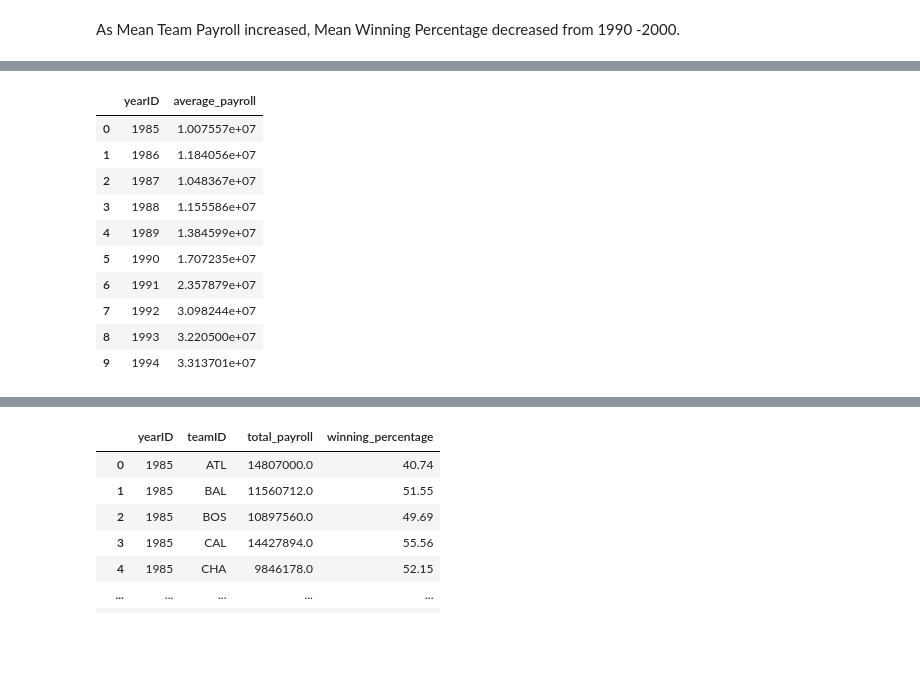
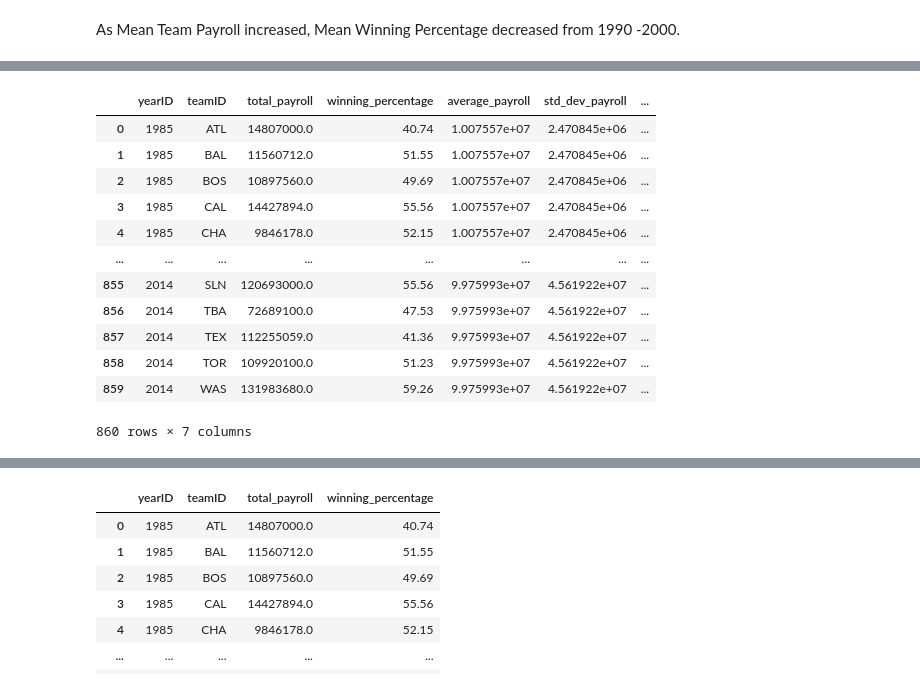
Before and after one commit to brutatoasta/320fall2022, a Jupyter notebook: project2/submit.ipynb, the cells around one changed output, grey strips where cells are left out. Saved outputs shown, nothing was run; the diff lists cells and outputs as text; code cells hidden in the pictures; blank space fills up the shorter version.

```diff
--- a/project2/submit.ipynb
+++ b/project2/submit.ipynb
@@ -201,22 +199,29 @@ for team `i` in year `j`.
 
 where <!--<em><span style="text-decoration: overline">payroll</span><sub>j</sub></em>--> <em>avg\_payroll<sub>j</sub></em> is the average payroll for year `j`, and <em>s<sub>j</sub></em> is the standard deviation of payroll for year `j`.
 # %%
-# q5_df = q1_df.copy(deep=True)
-from numpy import average
+q5_df = q1_df.copy(deep=True)
 
+# calculate avg_payroll and std_dev_payroll
+avg_payroll_df = q1_df.groupby('yearID', as_index=False)["total_payroll"].agg({'average_payroll': 'mean'})
+std_dev_payroll_df = q1_df.groupby('yearID', as_index=False)["total_payroll"].agg({'std_dev_payroll': 'std'})
 
-q5_df = q1_df.groupby('yearID', as_index=False)["total_payroll"].agg({'average_payroll': 'mean'})
-# q5_df["standardized_payroll"] = q5_df["total_payroll"]
-q5_df.head(10)
+q5_df = q5_df.merge(avg_payroll_df, on="yearID")
+q5_df = q5_df.merge(std_dev_payroll_df, on="yearID")
+
+q5_df["standardized_payroll"] =( q5_df["total_payroll"] - q5_df["average_payroll"])/ q5_df["std_dev_payroll"]
+
+q5_df
 # %% [output]
-|  | yearID | average_payroll |
-| 0 | 1985 | 1.007557e+07 |
-| 1 | 1986 | 1.184056e+07 |
-| 2 | 1987 | 1.048367e+07 |
-| 3 | 1988 | 1.155586e+07 |
-| 4 | 1989 | 1.384599e+07 |
-| 5 | 1990 | 1.707235e+07 |
-| 6 | 1991 | 2.357879e+07 |
-| 7 | 1992 | 3.098244e+07 |
-| 8 | 1993 | 3.220500e+07 |
-| 9 | 1994 | 3.313701e+07 |
+|  | yearID | teamID | total_payroll | winning_percentage | average_payroll | std_dev_payroll | ... |
+| 0 | 1985 | ATL | 14807000.0 | 40.74 | 1.007557e+07 | 2.470845e+06 | ... |
+| 1 | 1985 | BAL | 11560712.0 | 51.55 | 1.007557e+07 | 2.470845e+06 | ... |
+| 2 | 1985 | BOS | 10897560.0 | 49.69 | 1.007557e+07 | 2.470845e+06 | ... |
+| 3 | 1985 | CAL | 14427894.0 | 55.56 | 1.007557e+07 | 2.470845e+06 | ... |
+| 4 | 1985 | CHA | 9846178.0 | 52.15 | 1.007557e+07 | 2.470845e+06 | ... |
+| ... | ... | ... | ... | ... | ... | ... | ... |
+| 855 | 2014 | SLN | 120693000.0 | 55.56 | 9.975993e+07 | 4.561922e+07 | ... |
+| 856 | 2014 | TBA | 72689100.0 | 47.53 | 9.975993e+07 | 4.561922e+07 | ... |
+| 857 | 2014 | TEX | 112255059.0 | 41.36 | 9.975993e+07 | 4.561922e+07 | ... |
+| 858 | 2014 | TOR | 109920100.0 | 51.23 | 9.975993e+07 | 4.561922e+07 | ... |
+| 859 | 2014 | WAS | 131983680.0 | 59.26 | 9.975993e+07 | 4.561922e+07 | ... |
+860 rows × 7 columns
```
Also changed, not shown: parts of 6 cells of this notebook.
